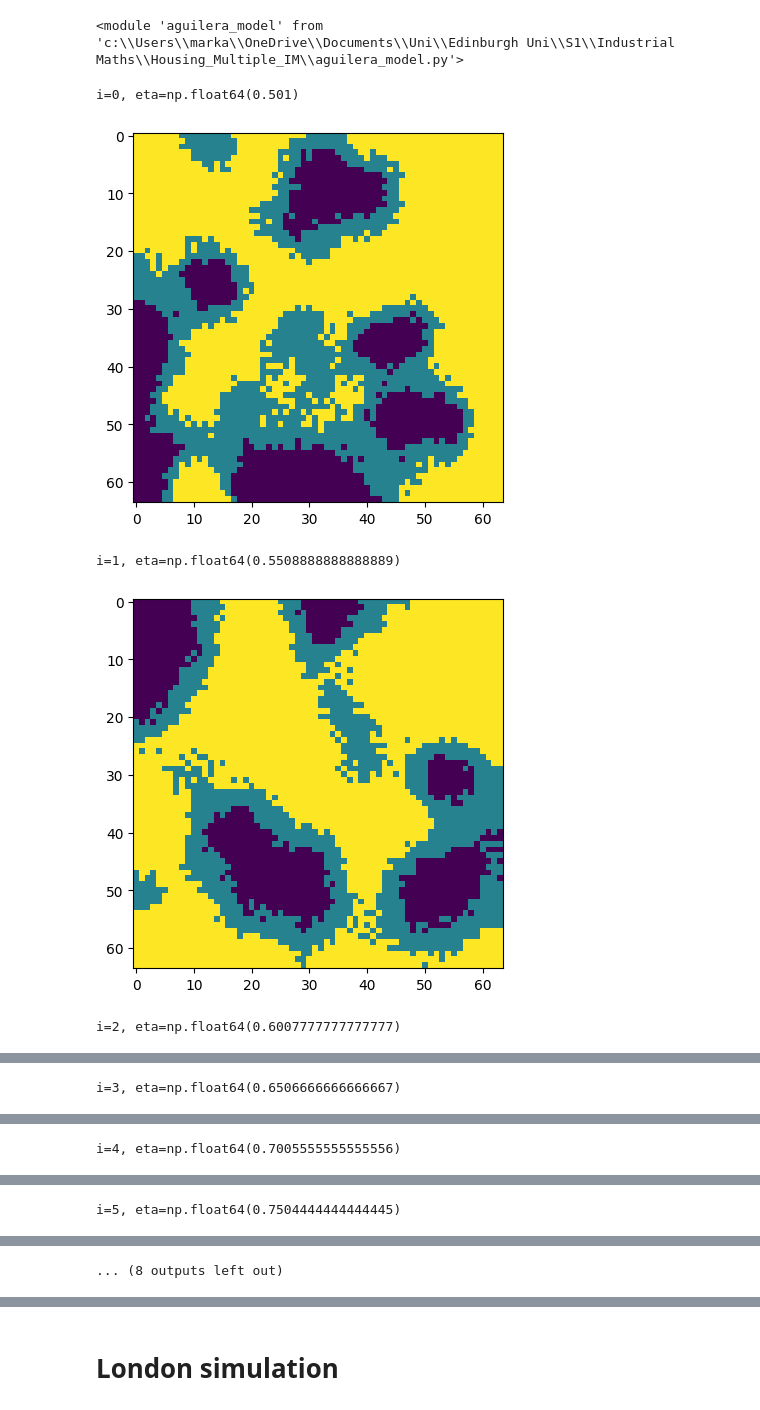
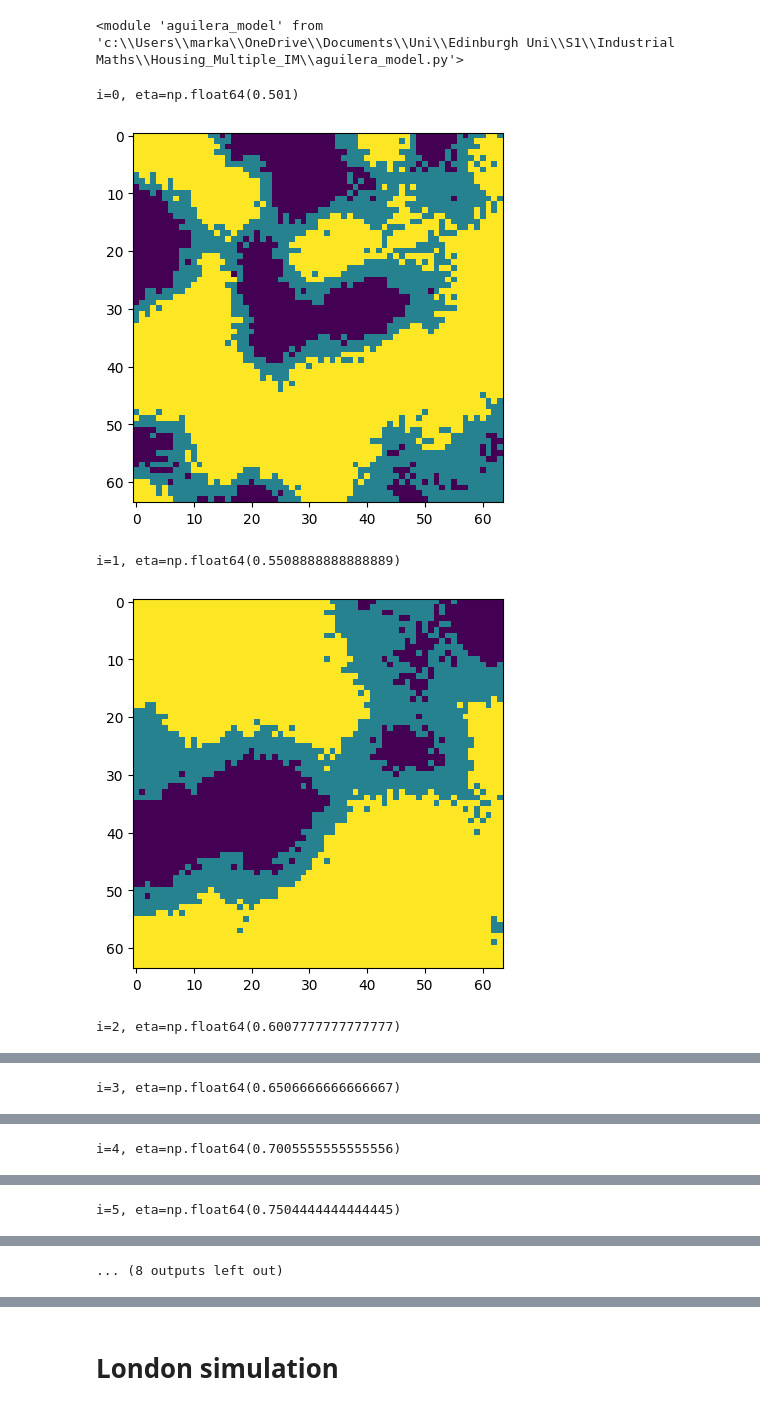
Before and after one commit to markalvaress/Housing_Multiple_IM, a Jupyter notebook: toy_model.ipynb, the cells around one changed output, grey strips where cells are left out. Saved outputs shown, nothing was run; the diff lists cells and outputs as text; code cells hidden in the pictures.

```diff
--- a/toy_model.ipynb
+++ b/toy_model.ipynb
@@ -68,14 +68,18 @@ def update_values(affluence_grid, house_grid, lambda_, r):
             new_house_grid[x, y] = affluence + lambda_ * neighborhood_avg
     return new_house_grid
 # %%
-def make_swap(affluence_grid, house_grid):
+def make_swap(affluence_grid: np.ndarray, house_grid: np.ndarray, guarantee_swap: bool):
     """
     Keep picking two agents until delta > 0, and the swap them.
     """
     n, m = house_grid.shape
     delta = -1
     swap_attempt = 0
-    n_tries = 1000 # to avoid an infinite loop
+    if guarantee_swap:
+        n_tries = 1000 # to avoid an infinite loop
+    else:
+        # We only propose one swap
+        n_tries = 1
 
     # keep trying to swap until you actually get a delta > 0, or until you've tried n_tries times
     while delta <= 0 & swap_attempt < n_tries:
@@ -87,6 +91,7 @@ def make_swap(affluence_grid, house_grid):
         if delta > 0:
             # Swap the two agents
             affluence_grid[x1, y1], affluence_grid[x2, y2] = affluence_grid[x2, y2], affluence_grid[x1, y1]
+
     return
 # %%
 # Simulation parameters
@@ -137,7 +142,8 @@ etas = np.linspace(0.501, 0.95, n_simulations)
 lambdas = np.linspace(0.7, 0.95, n_simulations)
 n, m = 64,64  # Grid size
 r = 2 # Radius of square neighbourhood
-n_steps = 2000 # number of simulation iterations
+n_steps = 50000 # number of simulation iterations
+n_swaps_per_step = 1
 
 # Define affluence values for rich, middle, and poor
 affluence_levels = {
@@ -148,28 +154,28 @@ affluence_levels = {
 # %%
 theil_indices = np.zeros(n_simulations)
 segregation_indices = np.zeros(n_simulations)
 
 for i, eta in enumerate(etas):
     print(f"{i=}, {eta=}") # for debugging
     p, theil_indices[i] = spseg.generate_unequal_props(eta)
     affluence_grid, house_grid = random_board(n, m, p, affluence_levels)
 
     # Simulation loop
     for step in range(n_steps):
         # Update house values
         house_grid = am.calculate_new_house_values_conv(house_grid, affluence_grid, r, lambdas[i])
 
         # Propose random move - several in each step
-        for j in range(500):
-            propose_swap(affluence_grid, house_grid)
+        for j in range(n_swaps_per_step):
+            make_swap(affluence_grid, house_grid, guarantee_swap = False)
 
     plt.imshow(affluence_grid)
     plt.show()
 
     segregation_indices[i] = spseg.spatial_segregation(affluence_grid)
 # %% [output]
 i=0, eta=np.float64(0.501)
-[figure, old version]
+[figure, new version]
 i=1, eta=np.float64(0.5508888888888889)
-[figure, old version]
+[figure, new version]
 i=2, eta=np.float64(0.6007777777777777)
```
Also changed, not shown: parts of 6 cells of this notebook, 1 other file.
